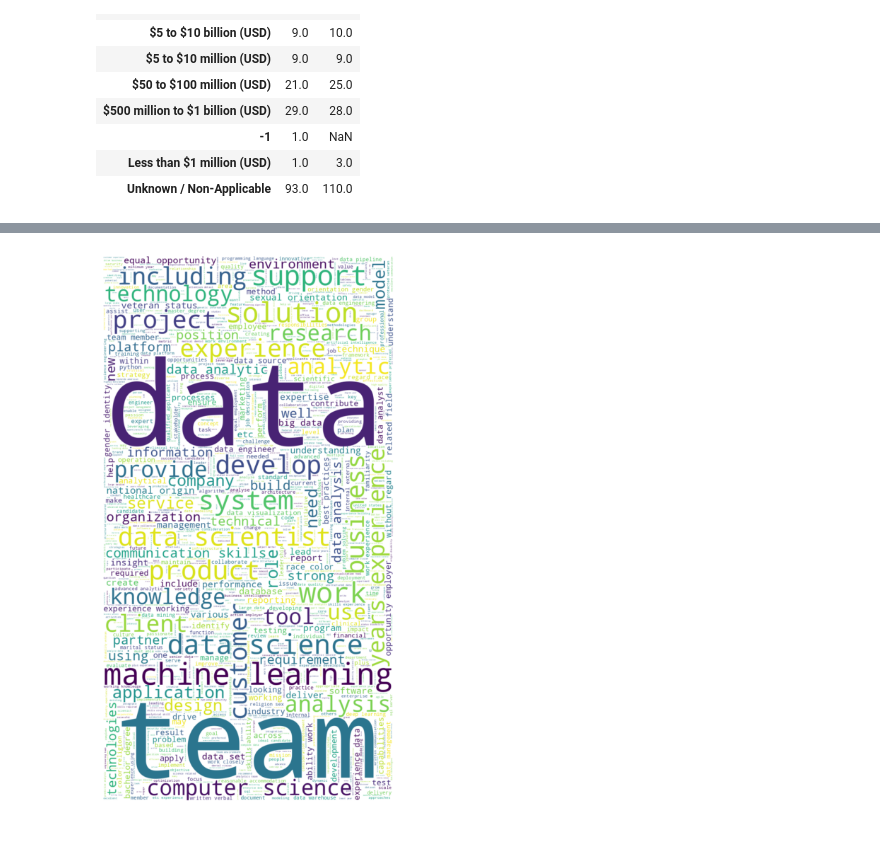
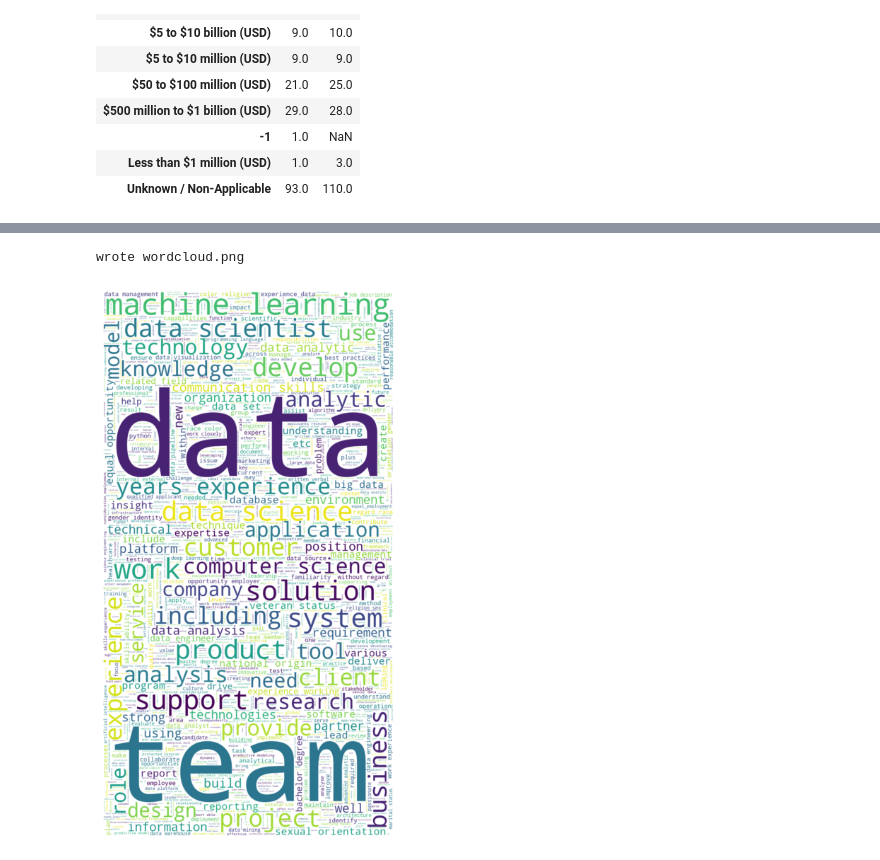
Before and after one commit to basharfkhan/DS_Salary_Project, a Jupyter notebook: data_eda.ipynb, the cells around one changed output, grey strips where cells are left out. Cells and saved outputs as stored; diff of their text form; code cells hidden in the pictures.

```diff
--- a/data_eda.ipynb
+++ b/data_eda.ipynb
@@ -508,31 +499,37 @@ from nltk.tokenize import word_tokenize
 # %%
 words = " ".join(df['Job Description'])
 
 def punctuation_stop(text):
     """remove punctuation and stop words"""
     filtered = []
     stop_words = set(stopwords.words('english'))
     word_tokens = word_tokenize(text)
     for w in word_tokens:
         if w not in stop_words and w.isalpha():
             filtered.append(w.lower())
     return filtered
 
 words_filtered = punctuation_stop(words)
 text = " ".join(words_filtered)
 
 wc = WordCloud(
     background_color="white",
     random_state=1,
     stopwords=STOPWORDS,
     max_words=2000,
     width=800,
     height=1500
 ).generate(text)
 
+# Save the image the README embeds, so it regenerates with the notebook
+# instead of having to be exported by hand.
+wc.to_file('wordcloud.png')
+print('wrote wordcloud.png')
+
 plt.figure(figsize=(10,10))
 plt.imshow(wc, interpolation="bilinear")  # pass wc here
 plt.axis('off')
 plt.show()
 # %% [output]
+wrote wordcloud.png
-[figure, old version]
+[figure, new version]
```
Also changed, not shown: parts of 14 cells of this notebook, 2 other files.
